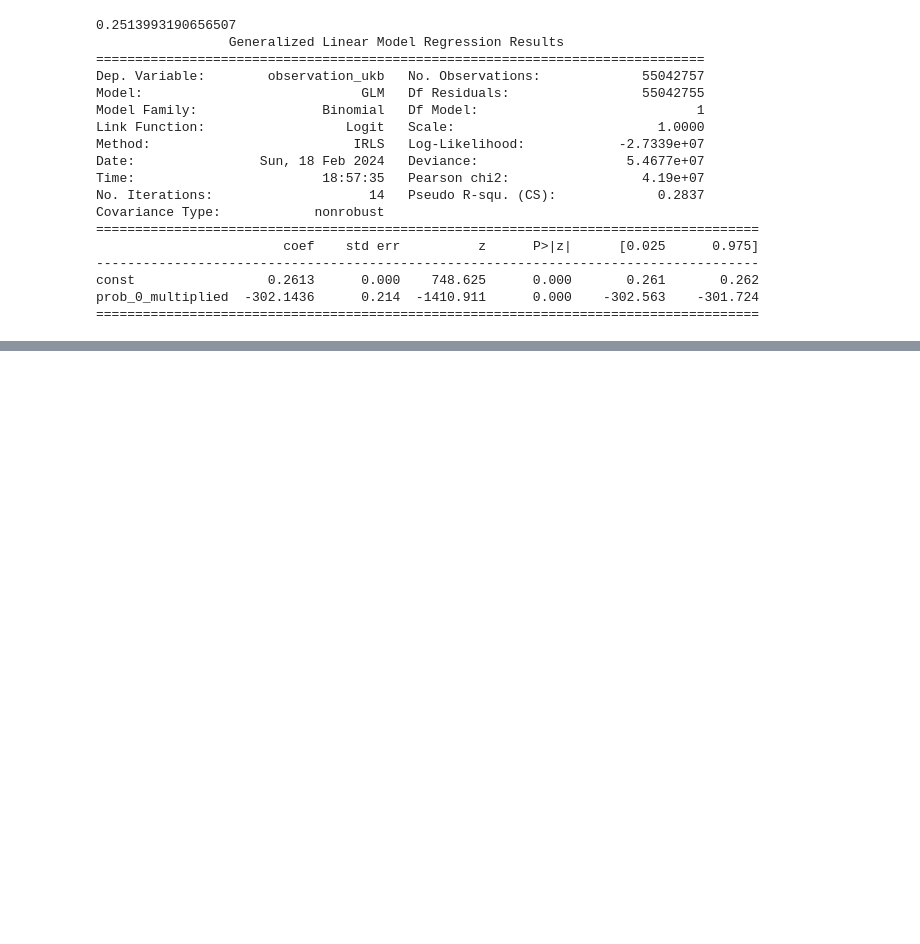
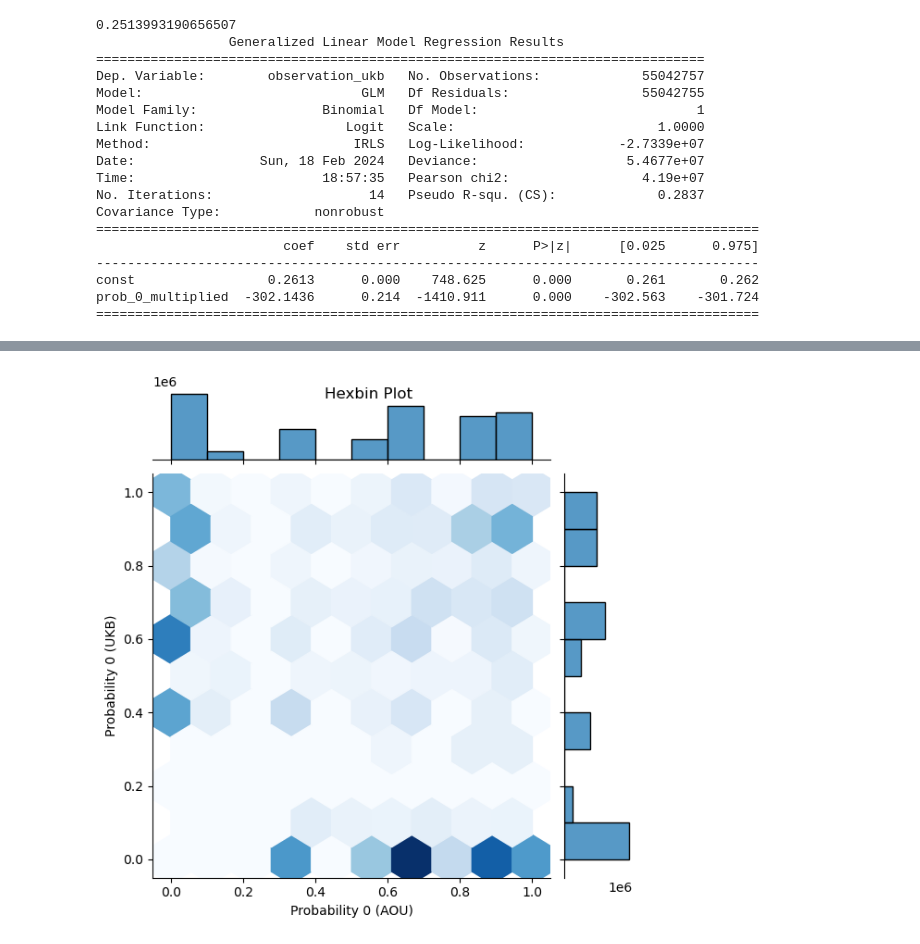
Before and after one commit to healthcare-medicine-ai/wgs-constraint-llm, a Jupyter notebook: UKB + AoU Predictions.ipynb, the cells around one changed output, grey strips where cells are left out. Drawn from its saved outputs; the diff is of its cells as text; code cells hidden in the pictures; blank space fills up the shorter version.

```diff
--- a/UKB + AoU Predictions.ipynb
+++ b/UKB + AoU Predictions.ipynb
@@ -265,0 +441,13 @@ prob_0_multiplied  -302.1436      0.214  -1410.911      0.000    -302.563    -30
+# %%
+# Plot joint distribution of predicted constraint probabilities minus the bottom left quadrant
+sns.jointplot(data=merged_df[(merged_df['prob_0_aou'] >= 0.2) | (merged_df['prob_0_ukb'] >= 0.2)], x='prob_0_aou', y='prob_0_ukb', kind='hex', cmap='Blues', marginal_kws=dict(bins=10), gridsize=9)
+
+# Add labels and title
+plt.xlabel('Probability 0 (AOU)')
+plt.ylabel('Probability 0 (UKB)')
+plt.suptitle('Hexbin Plot')
+
+# Show the plot
+plt.show()
+# %% [output]
+[figure, added]
```
Also changed, not shown: parts of 20 cells of this notebook, 1 other file.
